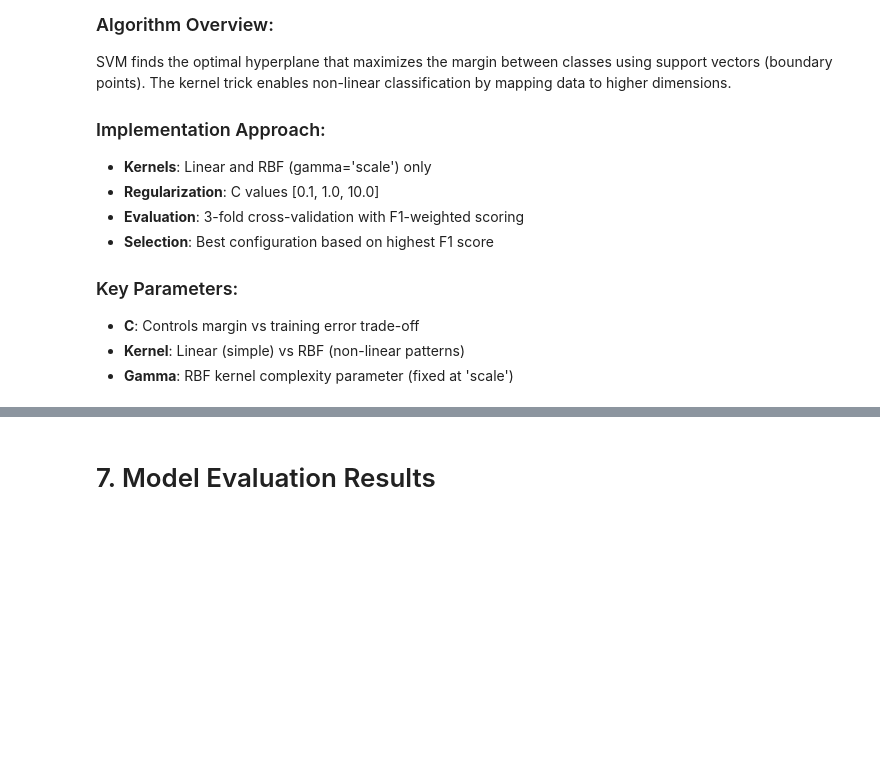
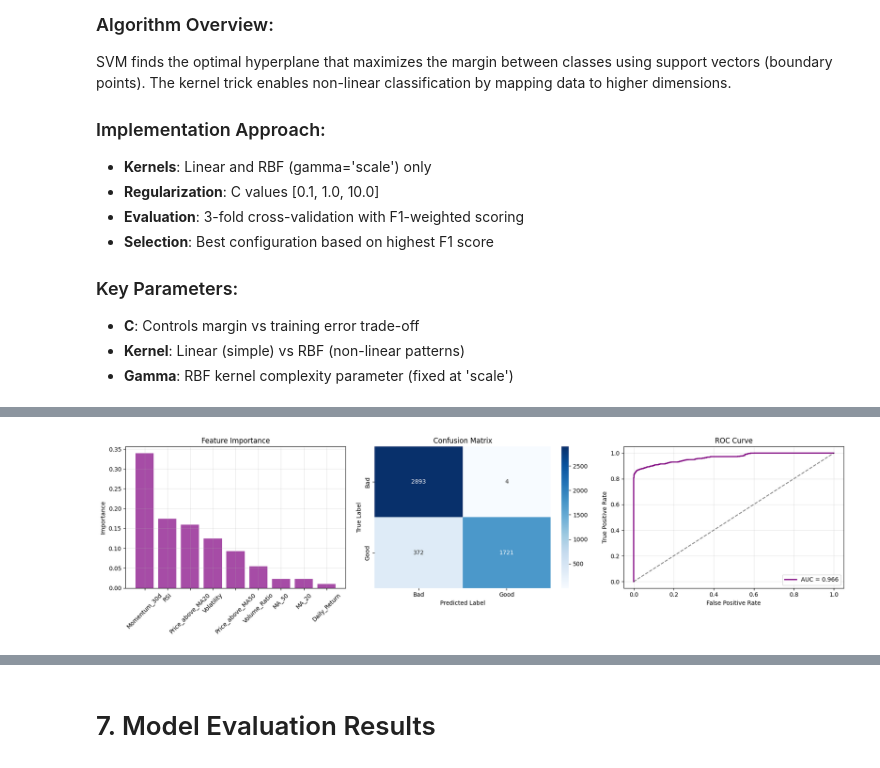
Before and after one commit to omaraboelfadl/CMP466-Summer25-G7-Project, a Jupyter notebook: CMP_466_G7_ProjectCode_Streamlined.ipynb, the cells around one changed output, grey strips where cells are left out. Saved outputs shown, nothing was run; the diff lists cells and outputs as text; code cells hidden in the pictures; blank space fills up the shorter version.

```diff
--- a/CMP_466_G7_ProjectCode_Streamlined.ipynb
+++ b/CMP_466_G7_ProjectCode_Streamlined.ipynb
@@ -883,0 +821,85 @@ Hyperparameter Justification:
+# %%
+# Random Forest with Grid Search
+from sklearn.ensemble import RandomForestClassifier
+from sklearn.metrics import confusion_matrix, roc_curve
+import seaborn as sns
+import matplotlib.pyplot as plt
+
+# Create Random Forest model
+randomforest_model = RandomForestClassifier(random_state=42)
+
+# Define hyperparameters to be optimized
+param_grid_rf = {
+    'n_estimators': [51, 101, 201],
+    'max_depth': [3, 5, 10]
+}
+
+# Run Grid Search to find the best hyperparameters
+grid_search_rf = GridSearchCV(
+    estimator=randomforest_model,
+    param_grid=param_grid_rf,
+    cv=5,
+    scoring='accuracy',
+    verbose=1
+)
+grid_search_rf.fit(X_train_scaled, y_train)
+
+# Get best parameters and model
+print('Best Random Forest Parameters: {}'.format(grid_search_rf.best_params_))
+best_randomforest_model = grid_search_rf.best_estimator_
+
+# Make predictions on test set
+rf_predictions = best_randomforest_model.predict(X_test_scaled)
+rf_probabilities = best_randomforest_model.predict_proba(X_test_scaled)[:, 1]
+
+# Evaluate Random Forest
+rf_accuracy = accuracy_score(y_test, rf_predictions)
+rf_precision = precision_score(y_test, rf_predictions)
+rf_recall = recall_score(y_test, rf_predictions)
+rf_f1 = f1_score(y_test, rf_predictions)
+rf_auc = roc_auc_score(y_test, rf_probabilities)
+
+print("Random Forest Performance:")
+print(f"Accuracy: {rf_accuracy:.4f}")
+print(f"Precision: {rf_precision:.4f}")
+print(f"Recall: {rf_recall:.4f}")
+print(f"F1-Score: {rf_f1:.4f}")
+print(f"AUC-ROC: {rf_auc:.4f}")
+print(classification_report(y_test, rf_predictions))
+
+# Random Forest Visualizations
+fig, axes = plt.subplots(1, 3, figsize=(18, 5))
+
+# 1. Feature Importance
+rf_importance = best_randomforest_model.feature_importances_
+indices = np.argsort(rf_importance)[::-1]
+axes[0].bar(range(len(rf_importance)), rf_importance[indices],
+            alpha=0.7, color='purple')
+axes[0].set_xticks(range(len(rf_importance)))
+axes[0].set_xticklabels([feature_cols[i] for i in indices], rotation=45)
+axes[0].set_ylabel('Importance')
+axes[0].set_title('Feature Importance')
+axes[0].grid(True, alpha=0.3)
+
+# 2. Confusion Matrix
+cm_rf = confusion_matrix(y_test, rf_predictions)
+sns.heatmap(cm_rf, annot=True, fmt='d', cmap='Blues', ax=axes[1],
+            xticklabels=['Bad', 'Good'], yticklabels=['Bad', 'Good'])
+axes[1].set_title('Confusion Matrix')
+axes[1].set_ylabel('True Label')
+axes[1].set_xlabel('Predicted Label')
+
+# 3. ROC Curve
+fpr_rf, tpr_rf, _ = roc_curve(y_test, rf_probabilities)
+axes[2].plot(fpr_rf, tpr_rf, color='purple', linewidth=2,
+             label=f'AUC = {rf_auc:.3f}')
+axes[2].plot([0, 1], [0, 1], 'k--', alpha=0.5)
+axes[2].set_xlabel('False Positive Rate')
+axes[2].set_ylabel('True Positive Rate')
+axes[2].set_title('ROC Curve')
+axes[2].legend()
+axes[2].grid(True, alpha=0.3)
+
+plt.tight_layout()
+plt.show()
+# %% [output]
@@ -883,0 +923 @@ Hyperparameter Justification:
+[figure, added]
```
Also changed, not shown: parts of 27 cells of this notebook.
